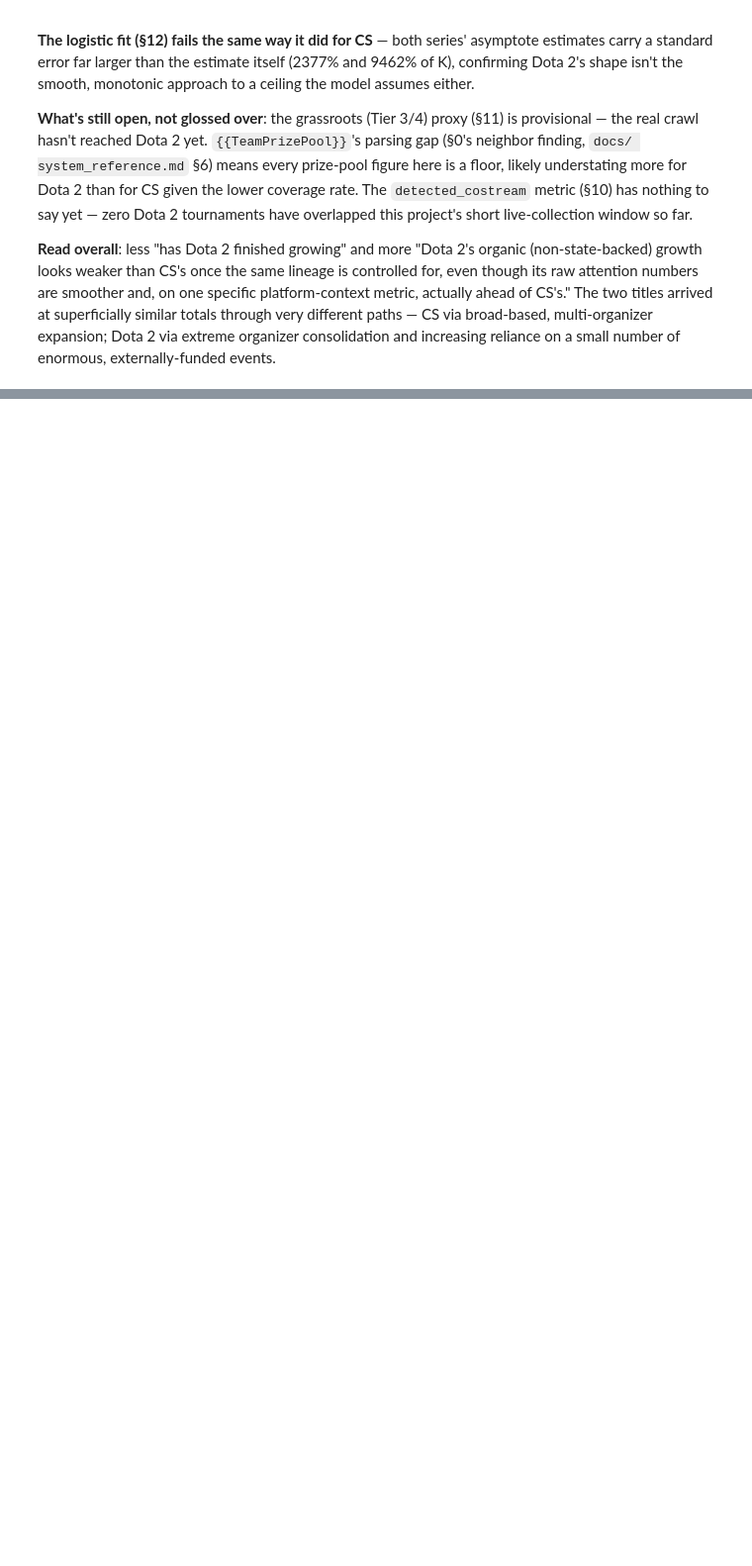
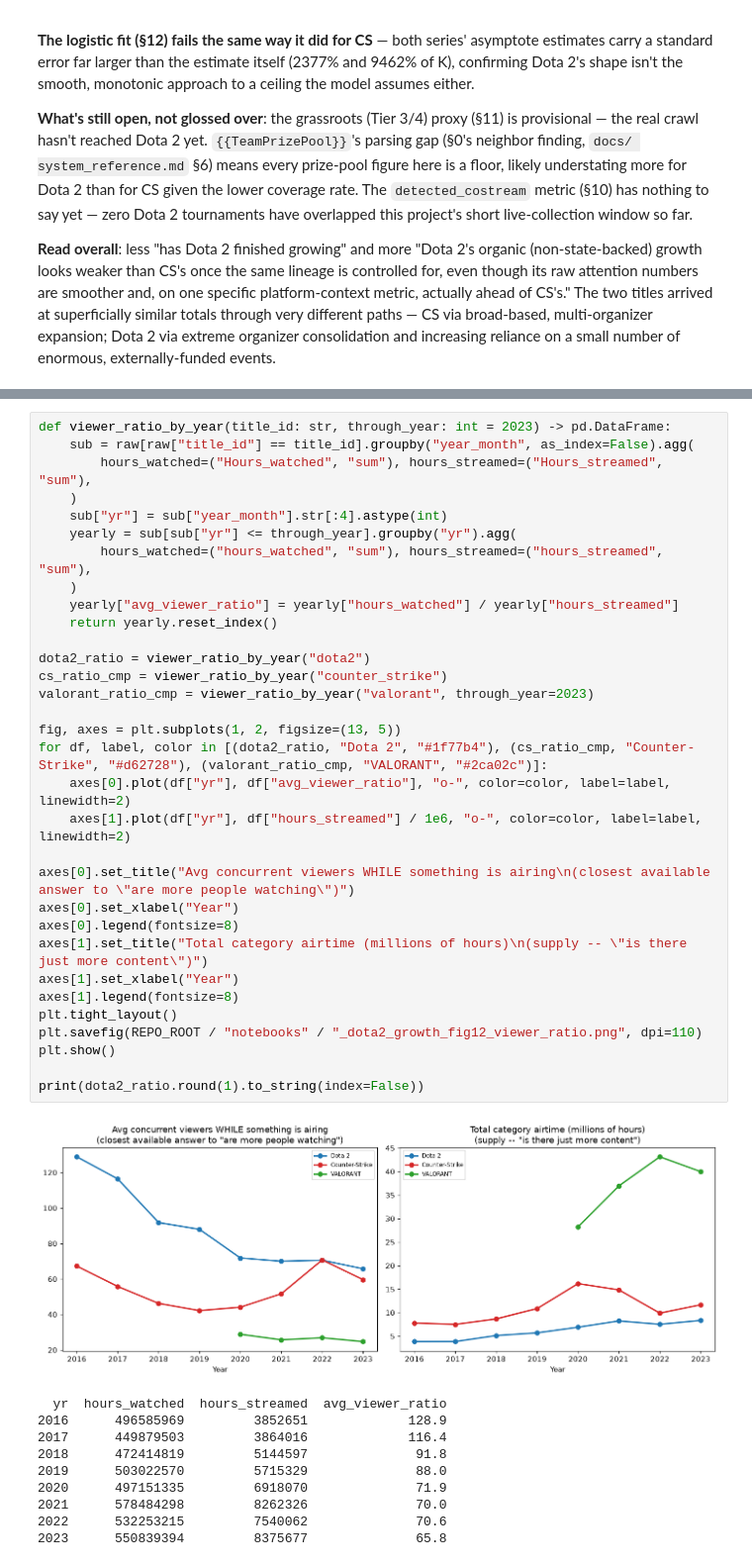
Before and after one commit to JacobH1994/fandomdatapuller, a Jupyter notebook: notebooks/dota2_growth_trajectory.ipynb, the cells around one changed output, grey strips where cells are left out. Shown at 99% size. Saved outputs shown, nothing was run; the diff lists cells and outputs as text; blank space fills up the shorter version.

```diff
--- a/notebooks/dota2_growth_trajectory.ipynb
+++ b/notebooks/dota2_growth_trajectory.ipynb
@@ -827,0 +842,43 @@ small number of enormous, externally-funded events.
+# %%
+def viewer_ratio_by_year(title_id: str, through_year: int = 2023) -> pd.DataFrame:
+    sub = raw[raw["title_id"] == title_id].groupby("year_month", as_index=False).agg(
+        hours_watched=("Hours_watched", "sum"), hours_streamed=("Hours_streamed", "sum"),
+    )
+    sub["yr"] = sub["year_month"].str[:4].astype(int)
+    yearly = sub[sub["yr"] <= through_year].groupby("yr").agg(
+        hours_watched=("hours_watched", "sum"), hours_streamed=("hours_streamed", "sum"),
+    )
+    yearly["avg_viewer_ratio"] = yearly["hours_watched"] / yearly["hours_streamed"]
+    return yearly.reset_index()
+
+dota2_ratio = viewer_ratio_by_year("dota2")
+cs_ratio_cmp = viewer_ratio_by_year("counter_strike")
+valorant_ratio_cmp = viewer_ratio_by_year("valorant", through_year=2023)
+
+fig, axes = plt.subplots(1, 2, figsize=(13, 5))
+for df, label, color in [(dota2_ratio, "Dota 2", "#1f77b4"), (cs_ratio_cmp, "Counter-Strike", "#d62728"), (valorant_ratio_cmp, "VALORANT", "#2ca02c")]:
+    axes[0].plot(df["yr"], df["avg_viewer_ratio"], "o-", color=color, label=label, linewidth=2)
+    axes[1].plot(df["yr"], df["hours_streamed"] / 1e6, "o-", color=color, label=label, linewidth=2)
+
+axes[0].set_title("Avg concurrent viewers WHILE something is airing\n(closest available answer to \"are more people watching\")")
+axes[0].set_xlabel("Year")
+axes[0].legend(fontsize=8)
+axes[1].set_title("Total category airtime (millions of hours)\n(supply -- \"is there just more content\")")
+axes[1].set_xlabel("Year")
+axes[1].legend(fontsize=8)
+plt.tight_layout()
+plt.savefig(REPO_ROOT / "notebooks" / "_dota2_growth_fig12_viewer_ratio.png", dpi=110)
+plt.show()
+
+print(dota2_ratio.round(1).to_string(index=False))
+# %% [output]
+[figure, added]
+  yr  hours_watched  hours_streamed  avg_viewer_ratio
+2016      496585969         3852651             128.9
+2017      449879503         3864016             116.4
+2018      472414819         5144597              91.8
+2019      503022570         5715329              88.0
+2020      497151335         6918070              71.9
+2021      578484298         8262326              70.0
+2022      532253215         7540062              70.6
+2023      550839394         8375677              65.8
```
Also changed, not shown: parts of 2 cells of this notebook, 2 other files.
